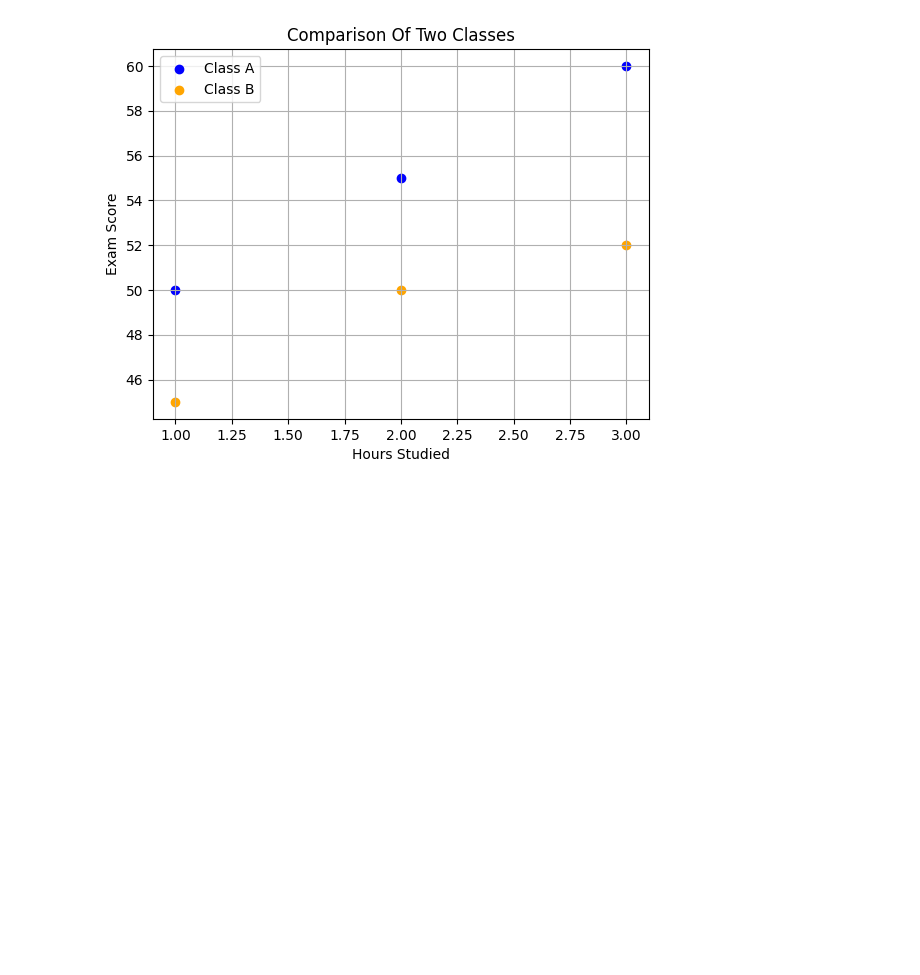
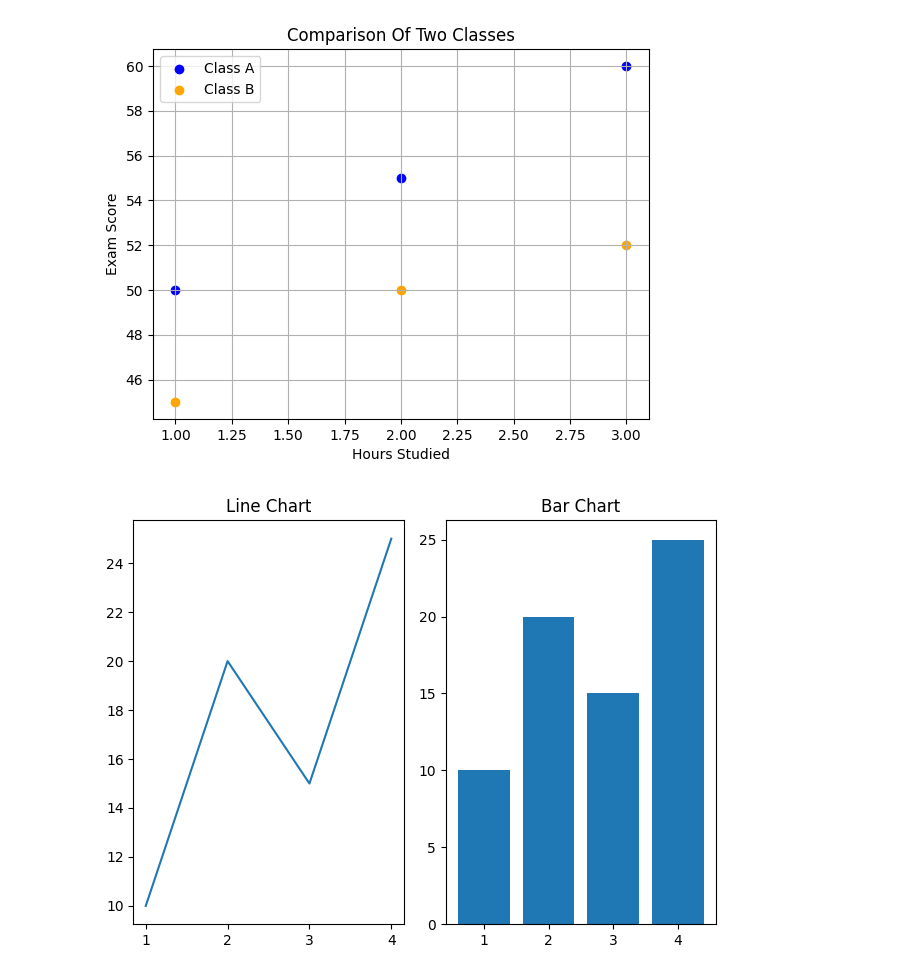
Before and after one commit to Atharva0987/Data-Analyst-1-Project, a Jupyter notebook: chapter_appendix-tools-for-deep-learning/jupyter.ipynb, the cells around one changed output. Saved outputs shown, nothing was run; the diff lists cells and outputs as text; code cells hidden in the pictures; blank space fills up the shorter version.

```diff
--- a/chapter_appendix-tools-for-deep-learning/jupyter.ipynb
+++ b/chapter_appendix-tools-for-deep-learning/jupyter.ipynb
@@ -67,3 +67,23 @@ plt.grid(True)
 plt.show()
 # %% [output]
 [figure]
+# %%
+#plt.subplot(nrows, ncols, index)
+import matplotlib.pyplot as plt
+
+x = [1,2,3,4]
+
+y = [10,20,15,25]
+
+plt.subplot(1,2,1)#1 row, 2 column, 1st subplot
+plt.plot(x,y)
+plt.title('Line Chart')
+
+plt.subplot(1,2,2)
+plt.bar(x,y) # Changed from plt.plot to plt.bar
+plt.title('Bar Chart')
+
+plt.tight_layout()
+plt.show()
+# %% [output]
+[figure, added]
```
